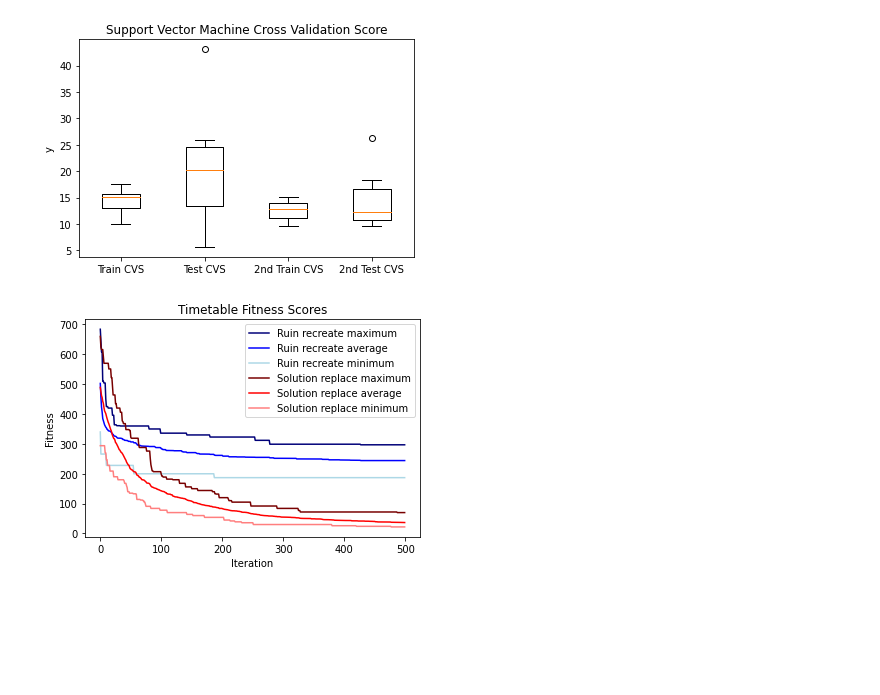
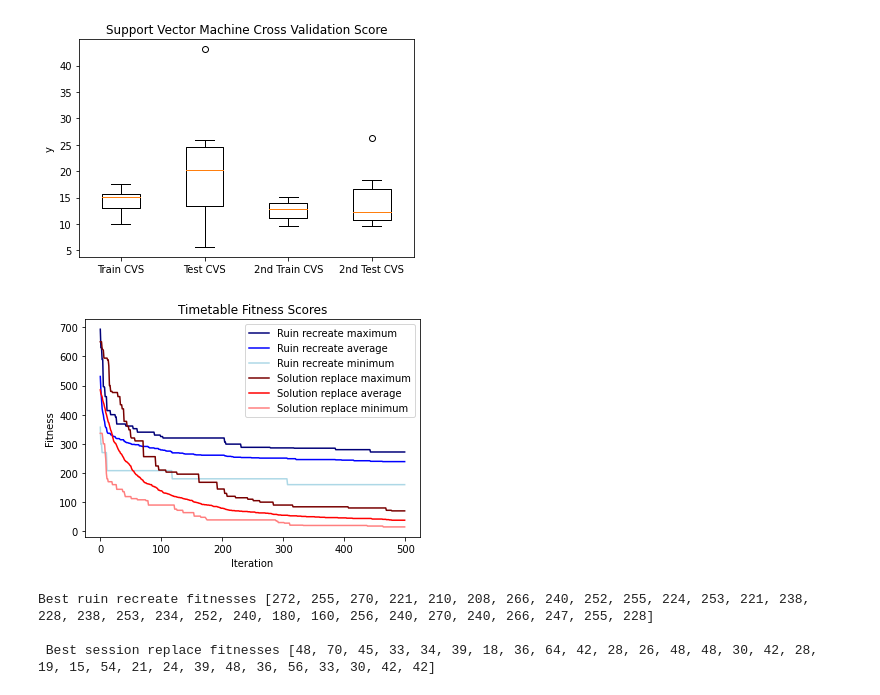
Before and after one commit to SamAlcock/COMP2002-CW70, a Jupyter notebook: COMP2002 CW70.ipynb, the cells around one changed output. Drawn from its saved outputs; the diff is of its cells as text; code cells hidden in the pictures; blank space fills up the shorter version.

Commit message:
Changed average function, printed best fitnesses

```diff
--- a/COMP2002 CW70.ipynb
+++ b/COMP2002 CW70.ipynb
@@ -388,14 +389,11 @@ def hillclimber(Niter, mutation, j, iter_fitness):
     # End of optimisation, return best solution.
     return parent, parent_fitness
 
+# Task 2.3 - Visualisation of results
 def calculate_average(iter_fitness):
     averages = []
     for i in range(500):
-        total = 0
-        for j in range(30):
-            total = total + iter_fitness[i][j]
-        averages.append(total / len(iter_fitness[i]))
-    #average = round(average)
+        averages.append(statistics.mean(iter_fitness[i]))
 
     return averages
 
@@ -433,31 +431,37 @@ def plot_data(iter_fitness_rr, iter_fitness_sr):
     plt.xlabel("Iteration")
     plt.show()
 
 def main():
     # Run hillclimber here
     fitness_list_ruin_recreate = []
     fitness_list_session_replace = []
 
     iter_fitness_rr = np.empty([500, 30], dtype = int)
     iter_fitness_sr = np.empty([500, 30], dtype = int)
 
     for i in range(30):
         solution, fitness = hillclimber(500, ruin_recreate_mutate, i, iter_fitness_rr)
 
         fitness_list_ruin_recreate.append(fitness)
 
         solution, fitness = hillclimber(500, session_replace_mutate, i, iter_fitness_sr)
 
         fitness_list_session_replace.append(fitness)
 
     plot_data(iter_fitness_rr, iter_fitness_sr)
 
+    print(f"Best ruin recreate fitnesses {fitness_list_ruin_recreate}")
+    print(f"\n Best session replace fitnesses {fitness_list_session_replace}")
+
 main()
 
 
 
 # Session replace is the best method, this is because the child keeps good features of the parent. Whereas ruin and recreate children
 # are completely different from parents. As shown in the graph, this will lead to fitness scores being higher than they are in session replace, as session
 # replace children can build on good features of their parents.
 # %% [output]
-[figure, old version]
+[figure, new version]
+Best ruin recreate fitnesses [272, 255, 270, 221, 210, 208, 266, 240, 252, 255, 224, 253, 221, 238, 228, 238, 253, 234, 252, 240, 180, 160, 256, 240, 270, 240, 266, 247, 255, 228]
+
+ Best session replace fitnesses [48, 70, 45, 33, 34, 39, 18, 36, 64, 42, 28, 26, 48, 48, 30, 42, 28, 19, 15, 54, 21, 24, 39, 48, 36, 56, 33, 30, 42, 42]
```
Also changed, not shown: parts of 1 cell of this notebook.
